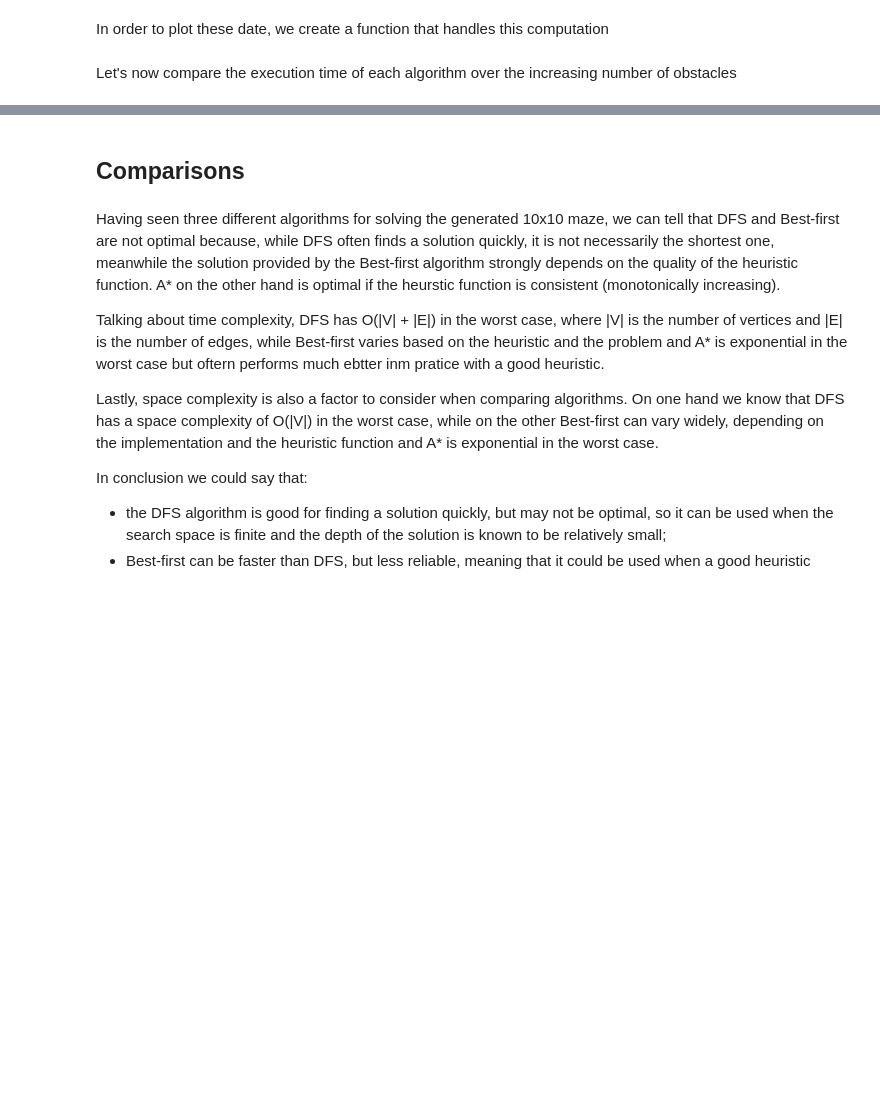
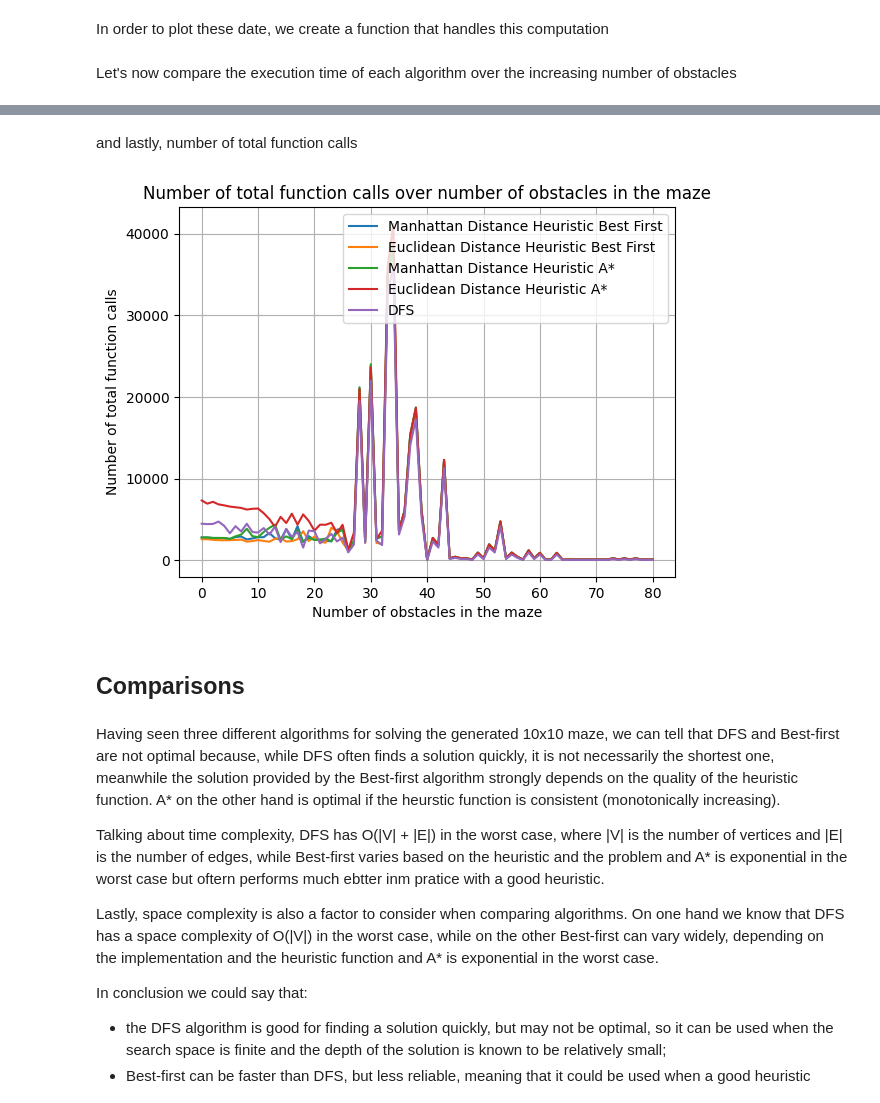
Before and after one commit to CarlinoCalogero/univaq-ase-caianiello-ai-assignments, a Jupyter notebook: assignment_1/code/notebook.ipynb, the cells around one changed output, grey strips where cells are left out. Drawn from its saved outputs; the diff is of its cells as text; code cells hidden in the pictures; blank space fills up the shorter version.

```diff
--- a/assignment_1/code/notebook.ipynb
+++ b/assignment_1/code/notebook.ipynb
@@ -554,3 +823,9 @@ plt.show()
+# %% [markdown]
+and lastly, number of total function calls
+# %%
+plot_algorithm_test_data_related_to_parameter(TEST_RESULTS_TOTAL_FUNCTION_CALLS_NUMBER_KEY, 'Number of total function calls', 'Number of total function calls over number of obstacles in the maze')
+# %% [output]
+[figure, added]
 # %% [markdown]
 ## Comparisons
 # %% [markdown]
```
Also changed, not shown: parts of 30 cells of this notebook.
